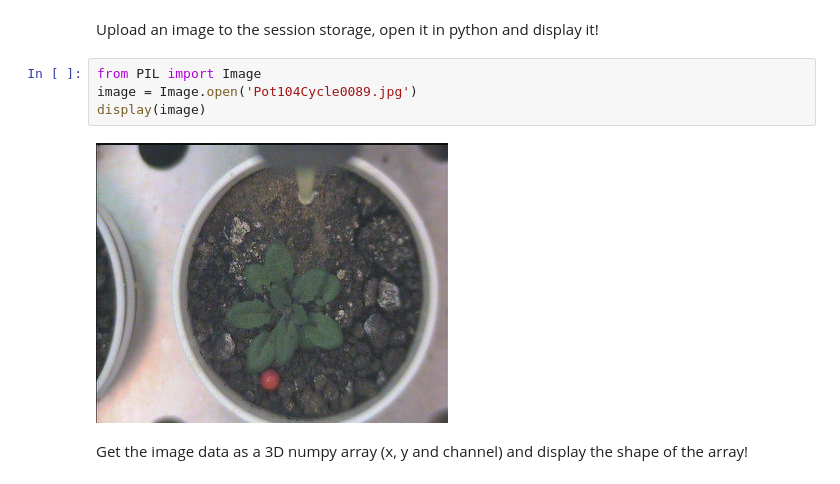
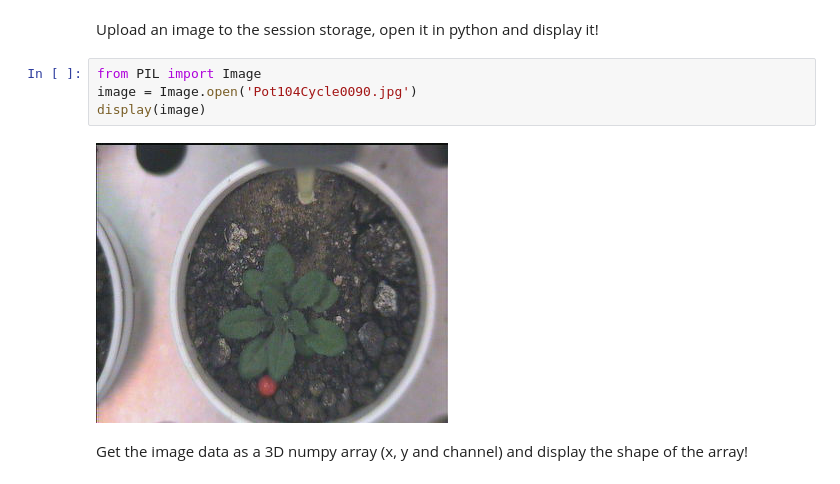
Before and after one commit to MontpellierRessourcesImagerie/python_in_an_hour, a Jupyter notebook: PIAH_04_cluster.ipynb, the cells around one changed output. Cells and saved outputs as stored; diff of their text form.

```diff
--- a/PIAH_04_cluster.ipynb
+++ b/PIAH_04_cluster.ipynb
@@ -2,10 +2,10 @@
 Upload an image to the session storage, open it in python and display it!
 # %%
 from PIL import Image
-image = Image.open('Pot104Cycle0089.jpg')
+image = Image.open('Pot104Cycle0090.jpg')
 display(image)
 # %% [output]
-[figure, old version]
+[figure, new version]
 # %% [markdown]
 Get the image data as a 3D numpy array (x, y and channel) and display the shape of the array!
 # %%
```
Also changed, not shown: parts of 7 cells of this notebook.
